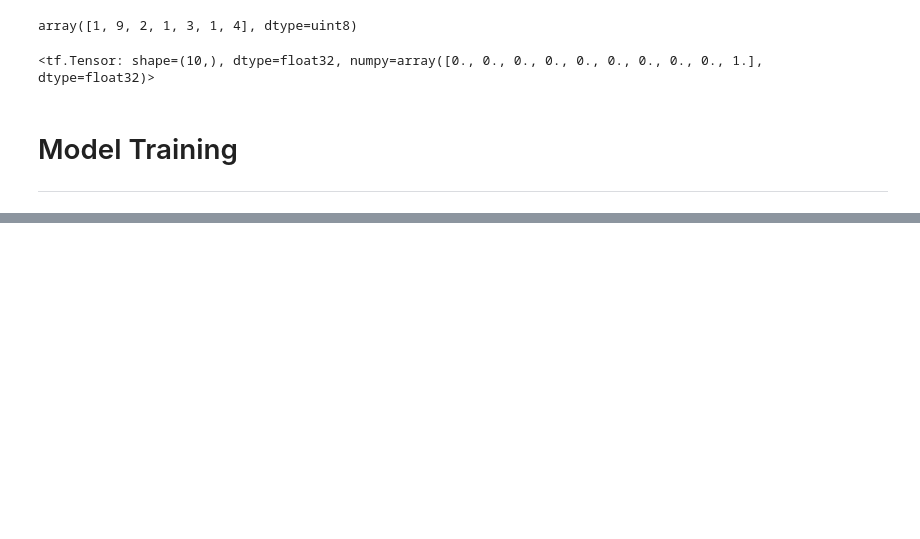
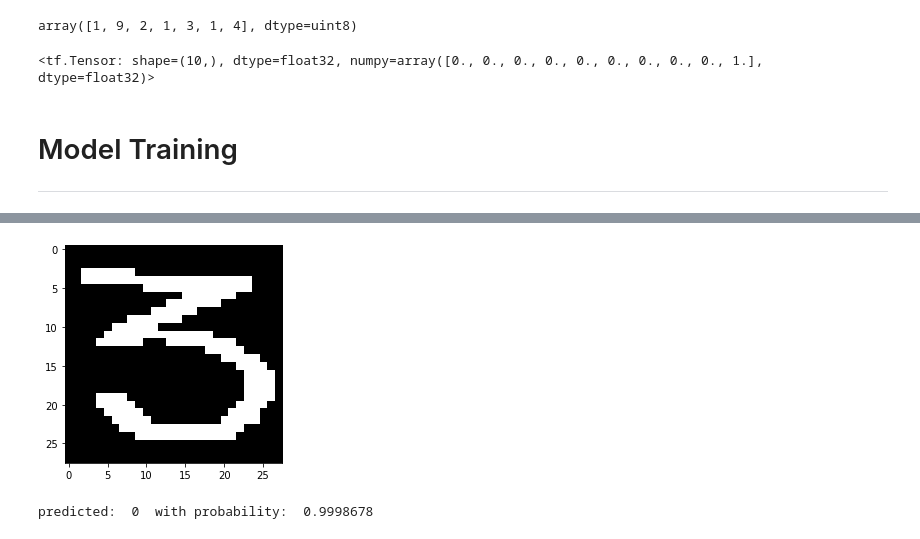
Before and after one commit to mattborghi/mnist-webapp, a Jupyter notebook: model/MNIST_CNN.ipynb, the cells around one changed output, grey strips where cells are left out. Cells and saved outputs as stored; diff of their text form; code cells hidden in the pictures; blank space fills up the shorter version.

```diff
--- a/model/MNIST_CNN.ipynb
+++ b/model/MNIST_CNN.ipynb
@@ -186,0 +375,5 @@ array([[1.4223905e-11, 3.4115580e-15, 7.6145285e-11, 1.2715589e-08,
+# %%
+test_model(number3)
+# %% [output]
+[figure, added]
+predicted:  0  with probability:  0.9998678
```
Also changed, not shown: parts of 28 cells of this notebook, 3 other files.
